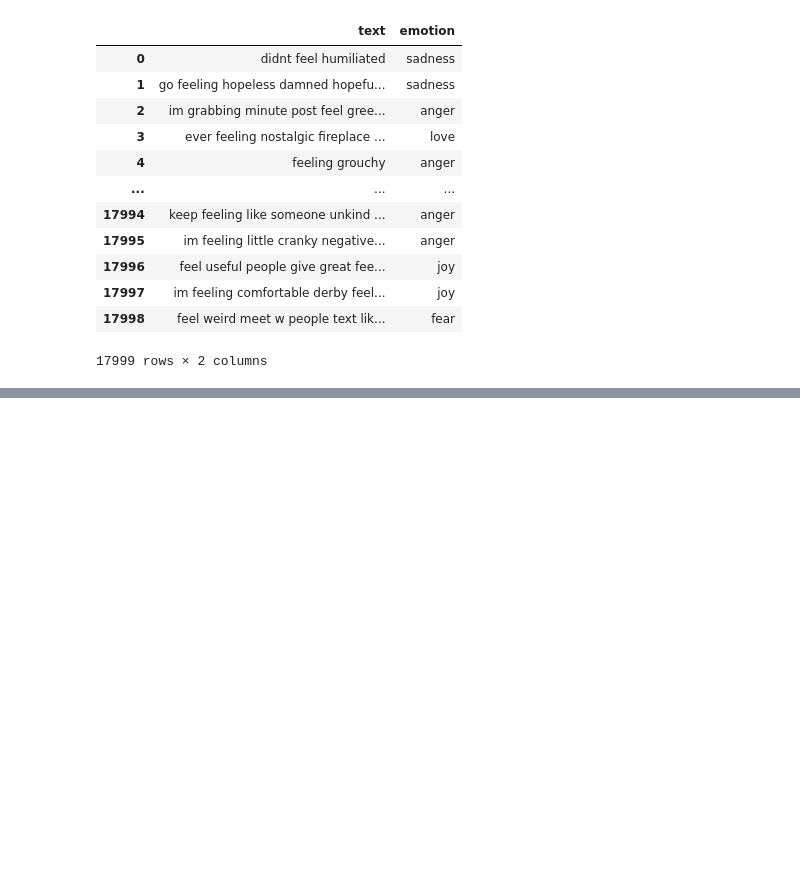
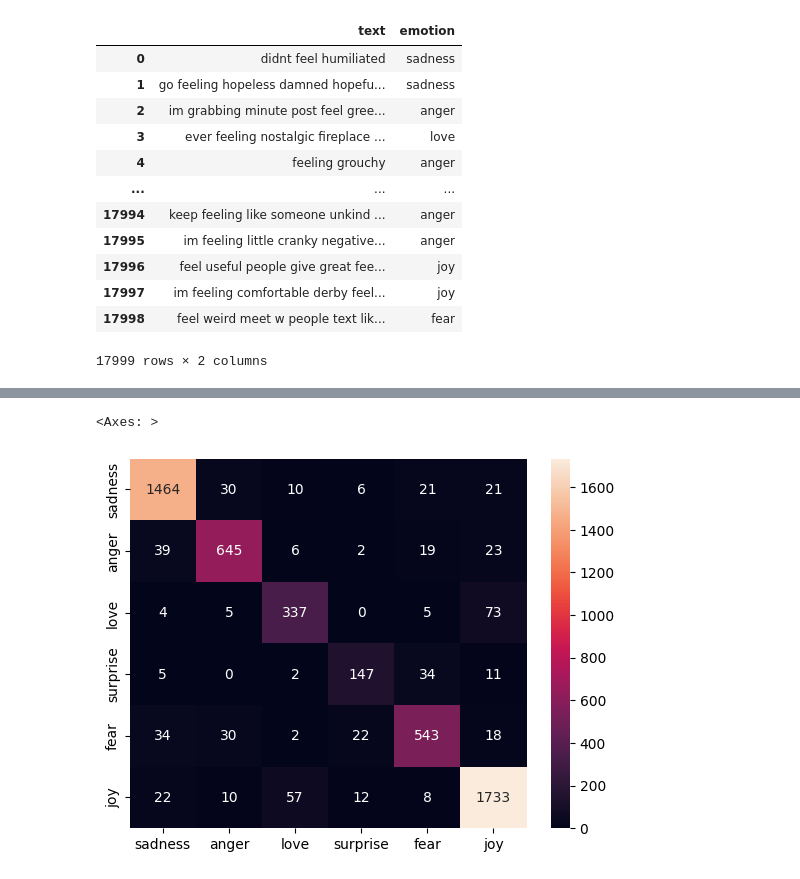
Before and after one commit to Tousif30/Emotions-Classification, a Jupyter notebook: classifier.ipynb, the cells around one changed output, grey strips where cells are left out. Drawn from its saved outputs; the diff is of its cells as text; code cells hidden in the pictures; blank space fills up the shorter version.

```diff
--- a/classifier.ipynb
+++ b/classifier.ipynb
@@ -153,0 +257,6 @@ full_df
+# %%
+from sklearn.model_selection import RandomizedSearchCV
+params = {'C':(1,2,4,8),'gamma':('scale','auto'),'degree':(1,2,4,8),'kernel':('linear','poly','rbf','sigmoid')}
+svm = SVC()
+svm_tuned = RandomizedSearchCV(svm, params,cv=3)
+svm_tuned.fit(train_x_vectors,train_y)
@@ -153,0 +276,5 @@ full_df
+# %%
+params = {'alpha':(1,2,4,8,16),'force_alpha':(True,False),'fit_prior':(True,False)}
+nb = MultinomialNB()
+nb_tuned = GridSearchCV(nb,params,cv=3)
+nb_tuned.fit(train_x_vectors,train_y)
@@ -153,0 +293,3 @@ full_df
+# %%
+new_lr = LogisticRegression(C= 4, dual= False, fit_intercept= True, penalty = 'l1', solver= 'liblinear')
+new_lr.fit(train_x_vectors,train_y)
@@ -153,0 +300,8 @@ full_df
+# %%
+labels = full_df.emotion.unique()
+tuned_lr_pred = new_lr.predict(test_x_vectors)
+accuracy = accuracy_score(test_y,tuned_lr_pred)
+pre = precision_score(test_y,tuned_lr_pred,average=None,labels=labels)
+print(f'Accuracy: {round(accuracy,3)}\nPrecision scores:')
+for i in range(len(labels)):
+    print(f'{labels[i]}: {round(pre[i],3)}')
@@ -153,0 +317,11 @@ full_df
+# %%
+# generate heatmap for confusion_matrix visualisation
+import seaborn as sns
+from sklearn.metrics import confusion_matrix
+labels = full_df.emotion.unique()
+cm = confusion_matrix(test_y,tuned_lr_pred,labels=labels)
+cm_df = pd.DataFrame(cm,index=labels,columns=labels)
+sns.heatmap(data=cm_df,annot=True,fmt="d")
+# %% [output]
+<Axes: >
+[figure, added]
```
Also changed, not shown: parts of 23 cells of this notebook.
